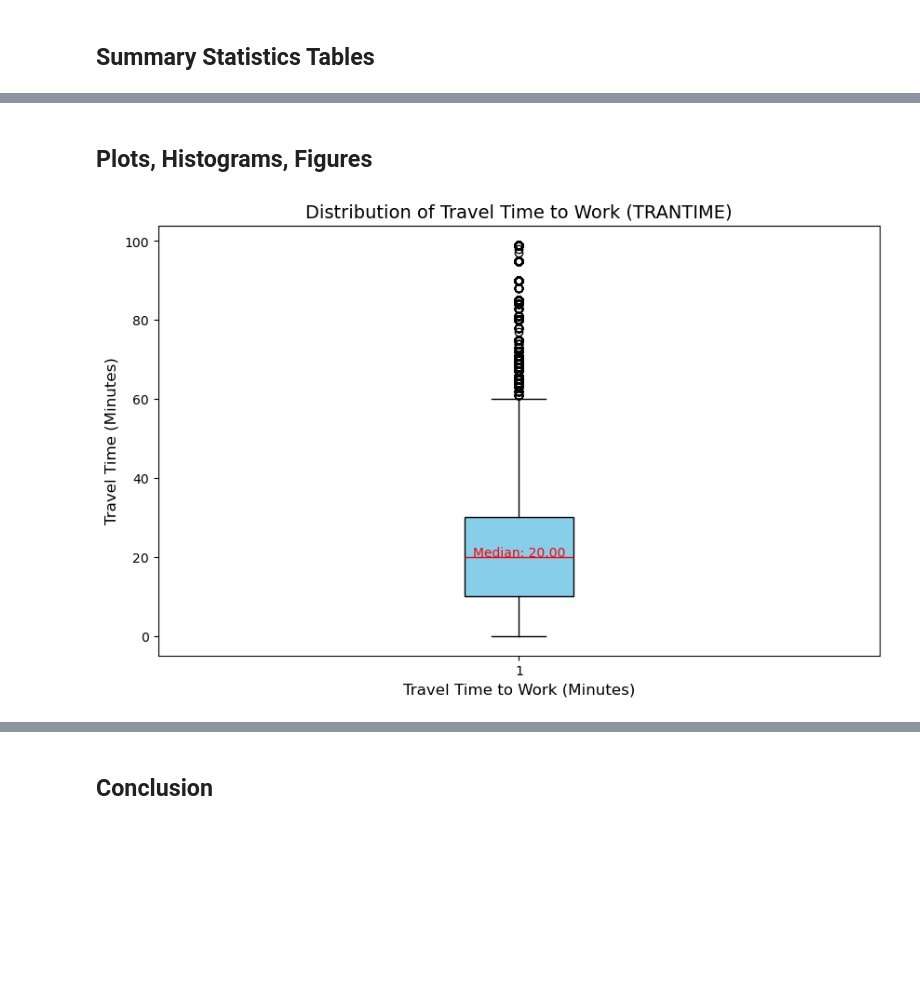
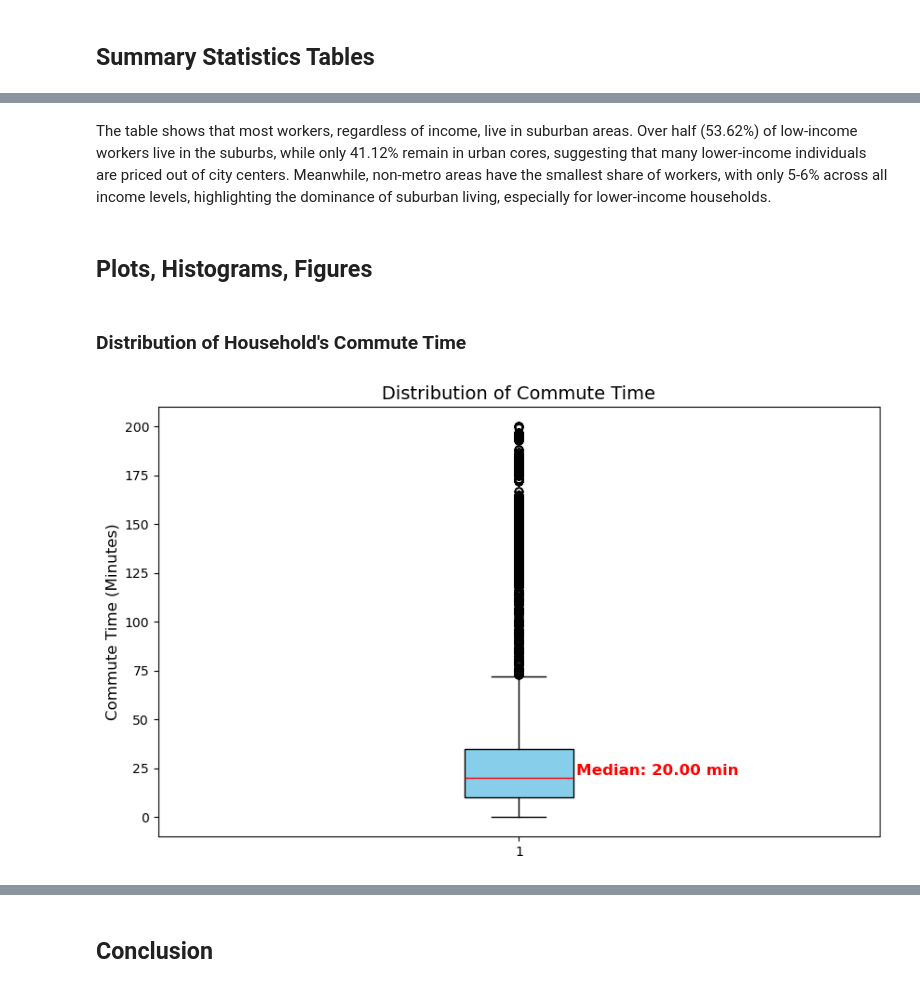
Before and after one commit to ECO225-W2025/eco225-project-code-DianaShen1224, a Jupyter notebook: Code/codebook.ipynb, the cells around one changed output, grey strips where cells are left out. Saved outputs shown, nothing was run; the diff lists cells and outputs as text; code cells hidden in the pictures; blank space fills up the shorter version.

```diff
--- a/Code/codebook.ipynb
+++ b/Code/codebook.ipynb
@@ -130,3 +232,6 @@ census_data = census_data[census_data['PWPUMA'] != 0]
 # %%
-hp['geometry'] = hp.apply(lambda row: Point(row['longitude'], row['latitude']), axis=1)
-hp.head()
+hp_meltedyear['PWSTATE2'] = hp_meltedyear['StateCodeFIPS'].astype(int)
+hp_meltedyear['PWCOUNTY'] = hp_meltedyear['MunicipalCodeFIPS'].astype(int)
+census_data['Year'] = census_data['MULTYEAR']
+resultmerge = pd.merge(census_data,hp_meltedyear, on=['PWSTATE2','PWCOUNTY','Year'],how="left")
+resultmerge.sort_values(by=['Year','RegionName'], inplace=True)
@@ -158,3 +238 @@ puma_avg.head()
-# %%
-resultmerge = pd.merge(census_data,puma_avg, on="PWPUMA",how="left")
 # %%
@@ -193,10 +254,9 @@ resultmerge = resultmerge.dropna()
 ### Filter Columns
 # %%
 columns_to_keep = [
-    "PUMA_x", "PUMATYPE", "AGE", "INCTOT", "FTOTINC","tINCTOT","tFTOTINC","INCWAGE",
-    "PWPUMA","TRANTIME", "DEPARTS", "Work Transportation","PUMATYPE_CATEGORY","median_house_value",
-    "median_income", "house-price-to-income ratio"
+   'METRO', 'POVERTY', 'Work Transportation','Income Category','DEPARTS_CATEGORY',
+    'TRANTIME', 'DEPARTS', 'tFTOTINC',
+    'Year', 'RegionName', 'State', 'Metro','Yearly_Growth_Rate'
 ]
 resultmerge = resultmerge[columns_to_keep]
 resultmerge = pd.DataFrame(resultmerge)
-resultmerge.head()
@@ -210,6 +263,2 @@ resultmerge.head()
 # %% [markdown]
 ## Summary Statistics Tables
-# %%
-resultmerge['affordable'] = resultmerge['house-price-to-income ratio'].apply(
-    lambda x: 'Not Affordable' if x > 5 else 'Affordable'
-)
@@ -280,16 +368,20 @@ resultmerge[variables_of_interest].groupby(['affordable',"PUMATYPE_CATEGORY"]).d
+# %% [markdown]
+The table shows that most workers, regardless of income, live in suburban areas. Over half (53.62%) of low-income workers live in the suburbs, while only 41.12% remain in urban cores, suggesting that many lower-income individuals are priced out of city centers.  Meanwhile, non-metro areas have the smallest share of workers, with only 5-6% across all income levels, highlighting the dominance of suburban living, especially for lower-income households.
 # %% [markdown]
 ## Plots, Histograms, Figures
+# %% [markdown]
+### Distribution of Household's Commute Time
 # %%
 plt.figure(figsize=(10, 6))
-plt.boxplot(resultmerge['TRANTIME'], patch_artist=True, boxprops=dict(facecolor='skyblue', color='black'),
+plt.boxplot(resultmerge["TRANTIME"], patch_artist=True,
+            boxprops=dict(facecolor='skyblue', color='black'),
             medianprops=dict(color='red'))
-median_value = resultmerge['TRANTIME'].median()
-plt.text(1, median_value, f'Median: {median_value:.2f}', horizontalalignment='center', fontsize=10, color='red')
-
-plt.xlabel('Travel Time to Work (Minutes)', fontsize=12)
-plt.ylabel('Travel Time (Minutes)', fontsize=12)
-plt.title('Distribution of Travel Time to Work (TRANTIME)', fontsize=14)
+median_commute = np.median(resultmerge["TRANTIME"].dropna())
+plt.text(1.08, median_commute, f'Median: {median_commute:.2f} min',
+         verticalalignment='bottom', color='red', fontsize=12, fontweight='bold')
+plt.ylabel('Commute Time (Minutes)', fontsize=12)
+plt.title('Distribution of Commute Time', fontsize=14)
 
 plt.show()
 # %% [output]
-[figure, old version]
+[figure, new version]
```
Also changed, not shown: parts of 100 cells of this notebook.
